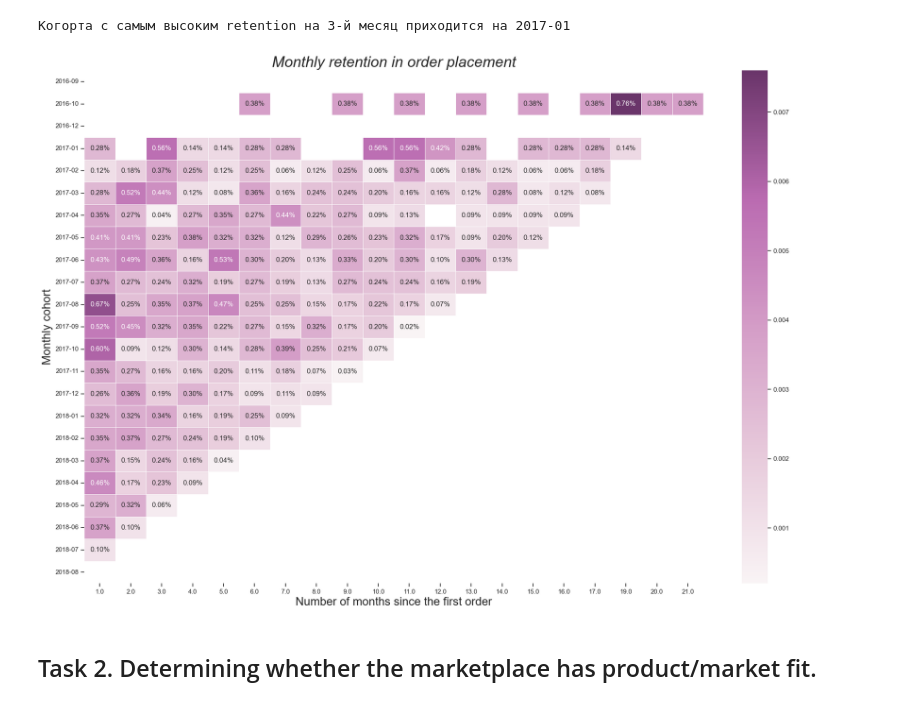
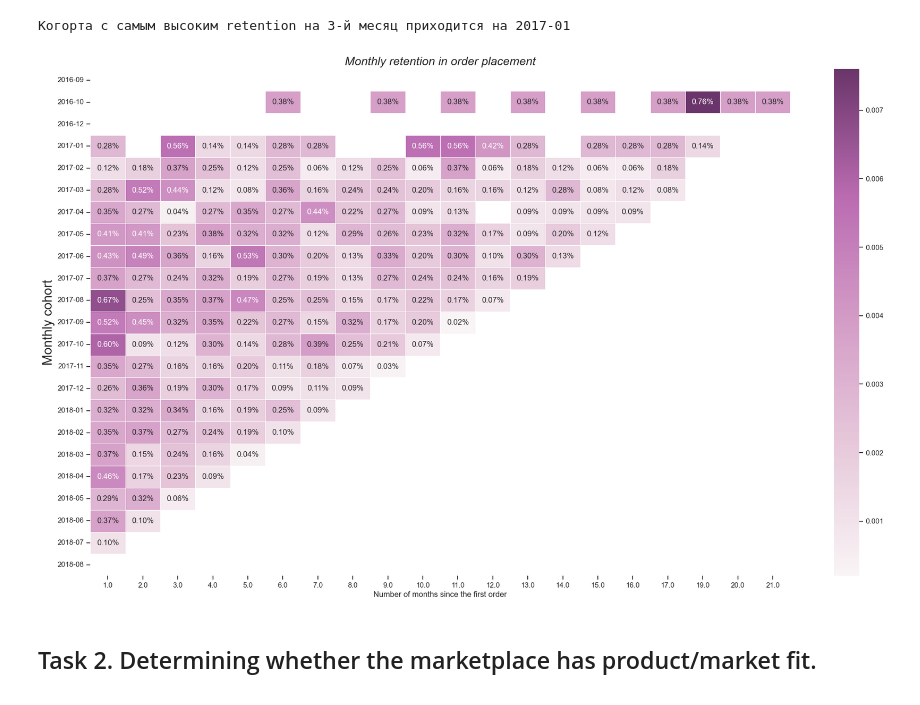
Before and after one commit to NatalieSult/Cohort-Analysis-Study-Project, a Jupyter notebook: monthly_retention_eng.ipynb, the cells around one changed output. Cells and saved outputs as stored; diff of their text form; code cells hidden in the pictures.

```diff
--- a/monthly_retention_eng.ipynb
+++ b/monthly_retention_eng.ipynb
@@ -279,15 +279,15 @@ colors = ["#f9f4f5", "#e7cadb", "#d49dc7", "#ba6bb1", "#6a356a"]
 custom_cmap = LinearSegmentedColormap.from_list("custom_purple", colors, N=256)
 # %%
 # plotting a heatmap
-plt.figure(figsize=(24,16))
+plt.figure(figsize=(24,14))
 sns.set(style='ticks')
 sns.heatmap(retention_matrix_vis, mask=retention_matrix_vis.isnull(), annot=True, fmt='.2%', cmap=custom_cmap, cbar=True, linewidths=0.5)
-plt.title('Monthly retention in order placement', fontsize=26, fontstyle = 'italic')
+plt.title('Monthly retention in order placement', fontsize=18, fontstyle = 'italic')
 plt.ylabel('Monthly cohort', fontsize = 20)
-plt.xlabel('Number of months since the first order', fontsize = 20)
+plt.xlabel('Number of months since the first order', fontsize = 12)
 plt.show()
 # %% [output]
-[figure, old version]
+[figure, new version]
 # %% [markdown]
 ## Task 2. Determining whether the marketplace has product/market fit.
 # %% [markdown]
```
Also changed, not shown: parts of 1 cell of this notebook, 4 other files.
